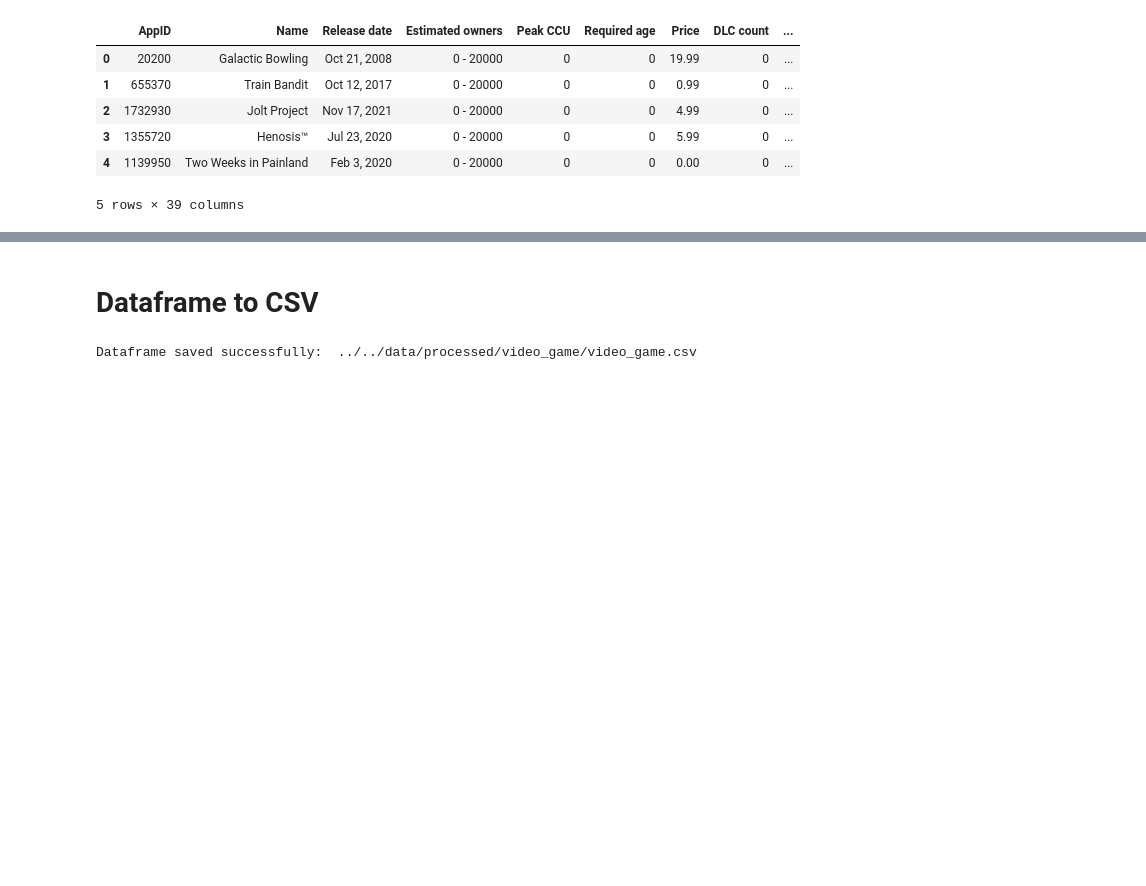
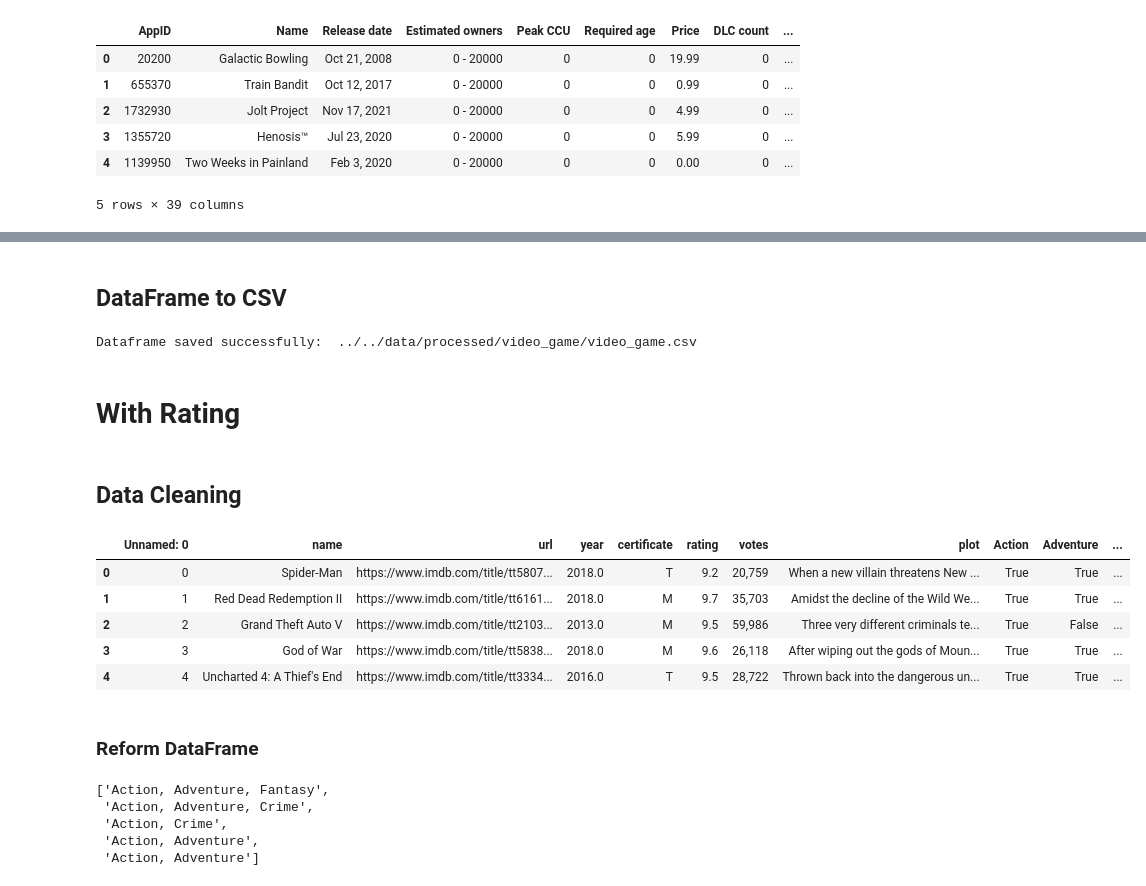
Before and after one commit to MYTE21/Entertainment.Valley, a Jupyter notebook: notebooks/data_preparation/video_game_preparation.ipynb, the cells around one changed output, grey strips where cells are left out. Drawn from its saved outputs; the diff is of its cells as text; code cells hidden in the pictures; blank space fills up the shorter version.

```diff
--- a/notebooks/data_preparation/video_game_preparation.ipynb
+++ b/notebooks/data_preparation/video_game_preparation.ipynb
@@ -108,2 +85,2 @@ video_game_df.head()
 # %% [markdown]
-# Dataframe to CSV
+## DataFrame to CSV
@@ -122,2 +91,22 @@ write_dataframe_to_csv(video_game_path, video_game_df)
 # %% [output]
 Dataframe saved successfully:  ../../data/processed/video_game/video_game.csv
+# %% [markdown]
+# With Rating
+# %% [markdown]
+## Data Cleaning
+# %%
+# Path
+file_path_wr = "../../data/raw/video_game/imdb_games.csv"
+# %%
+# Show Video Game DataFrame
+df = pd.read_csv(file_path_wr)
+df.head()
+# %% [output]
+|  | Unnamed: 0 | name | url | year | certificate | rating | votes | plot | Action | Adventure | ... |
+| 0 | 0 | Spider-Man | https://www.imdb.com/title/tt5807... | 2018.0 | T | 9.2 | 20,759 | When a new villain threatens New ... | True | True | ... |
+| 1 | 1 | Red Dead Redemption II | https://www.imdb.com/title/tt6161... | 2018.0 | M | 9.7 | 35,703 | Amidst the decline of the Wild We... | True | True | ... |
+| 2 | 2 | Grand Theft Auto V | https://www.imdb.com/title/tt2103... | 2013.0 | M | 9.5 | 59,986 | Three very different criminals te... | True | False | ... |
+| 3 | 3 | God of War | https://www.imdb.com/title/tt5838... | 2018.0 | M | 9.6 | 26,118 | After wiping out the gods of Moun... | True | True | ... |
+| 4 | 4 | Uncharted 4: A Thief's End | https://www.imdb.com/title/tt3334... | 2016.0 | T | 9.5 | 28,722 | Thrown back into the dangerous un... | True | True | ... |
+# %% [markdown]
+### Reform DataFrame
@@ -123,0 +123,8 @@ Dataframe saved successfully:  ../../data/processed/video_game/video_game.csv
+# %%
+genres_list[:5]
+# %% [output]
+['Action, Adventure, Fantasy',
+ 'Action, Adventure, Crime',
+ 'Action, Crime',
+ 'Action, Adventure',
+ 'Action, Adventure']
```
Also changed, not shown: parts of 30 cells of this notebook, 1 other file.
